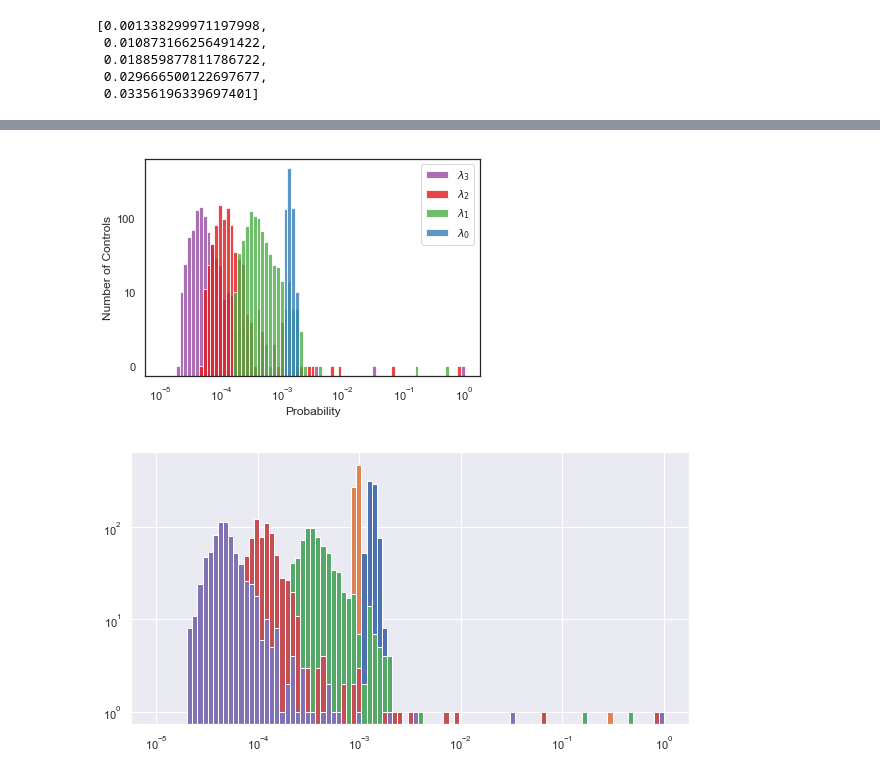
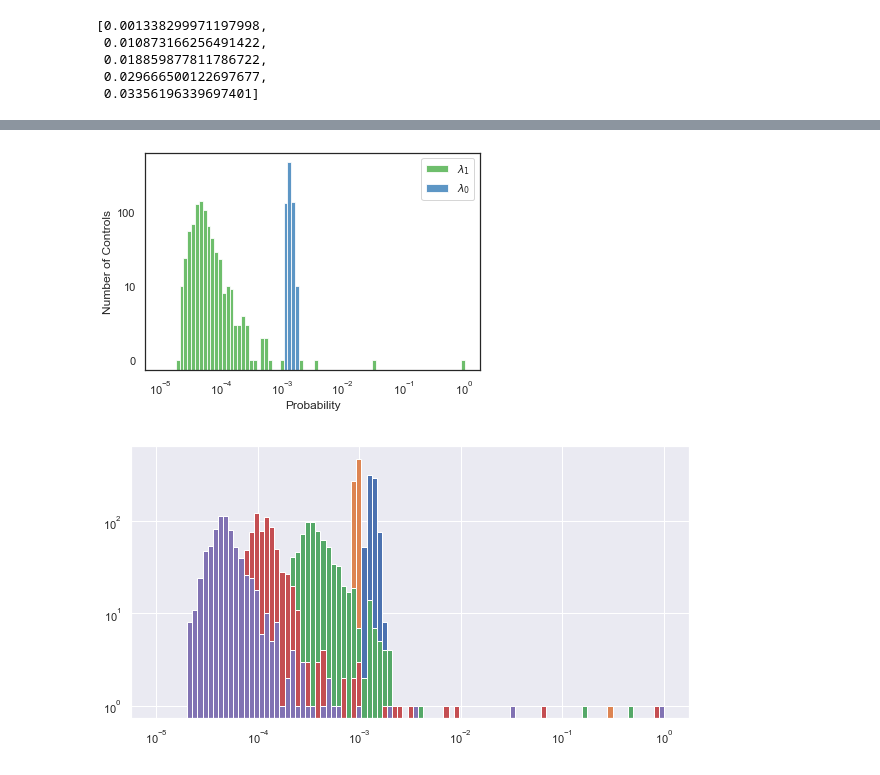
Before and after one commit to ampolloreno/decorrelating_errors, a Jupyter notebook: data/one_qubit_numeric/Secondary_objective_analysis.ipynb, the cells around one changed output, grey strips where cells are left out. Drawn from its saved outputs; the diff is of its cells as text; code cells hidden in the pictures.

Commit message:
updating sparsity plot to onlt have two lamdba value

```diff
--- a/data/one_qubit_numeric/Secondary_objective_analysis.ipynb
+++ b/data/one_qubit_numeric/Secondary_objective_analysis.ipynb
@@ -120,28 +124,28 @@ import matplotlib.pyplot as plt
 from scipy import stats
 sns.set(color_codes=False, style='white')
 # %%
-svs = [0, '0.0001', '0.00025', '0.0005']
+svs = [0, '0.0005']
 # plt.figure(figsize=(10,6))
 # for ind,eta in enumerate(sample_values):
 
 
 colors = ['#377eb8','#4daf4a','#e41a1c','#984ea3']
 
 for ind in reversed(range(len(svs))):
 # for ind,eta in enumerate(svs):
     eta = svs[ind]
     ax = sns.distplot(data['sparsity'][eta]['weights'][1].T.tolist()[0],
                       np.logspace(-5,0,80), label=f"$\lambda_{ind}$", kde=False,
                       color = colors[ind], hist_kws=dict(alpha=.81))
 ax.set_xscale("log")
 ax.set_yscale("log")
 plt.legend()
 ax.set_yticklabels(['','','0','10','100', '1000'])
 plt.ylabel("Number of Controls")
 plt.xlabel("Probability")
 plt.savefig("sparisity-versus-parameter_kcy.png", dpi=500)
 # %% [output]
-[figure, old version]
+[figure, new version]
 # %%
 
 plt.figure(figsize=(10,5))
```
Also changed, not shown: parts of 5 cells of this notebook, 7 other files.
